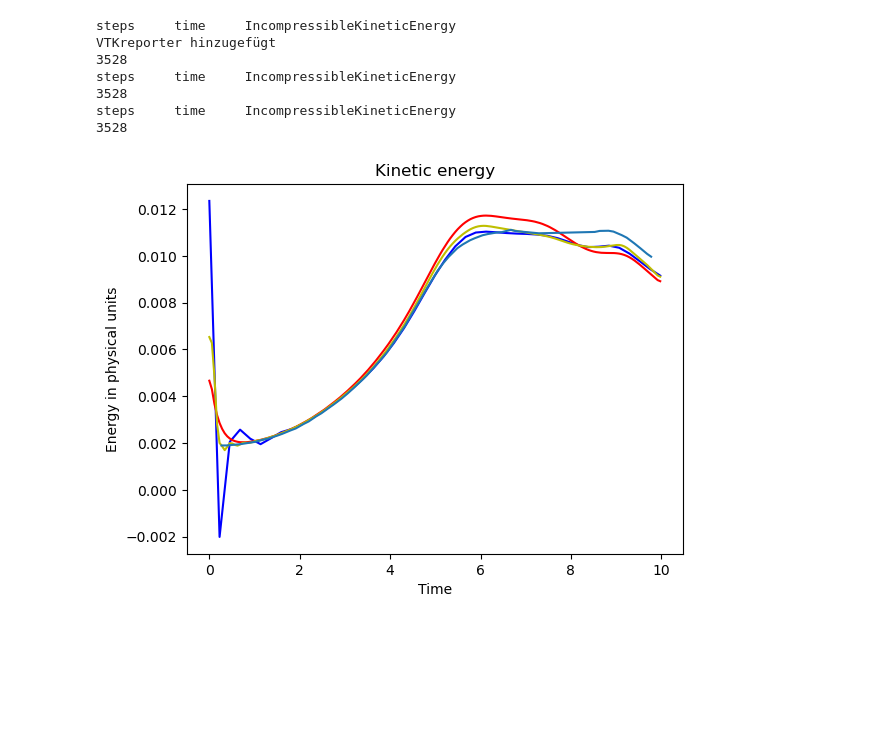
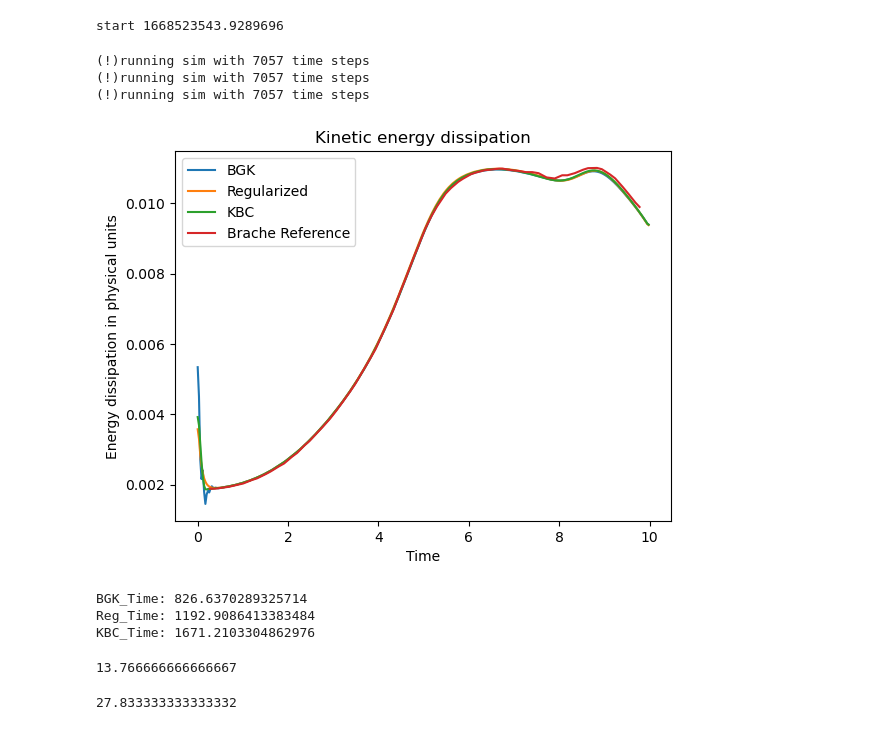
Before and after one commit to lettucecfd/lettuce, a Jupyter notebook: myTest/TaylorGreenEnergyDissipation.ipynb, the cells around one changed output. Cells and saved outputs as stored; diff of their text form; code cells hidden in the pictures; blank space fills up the shorter version.

```diff
--- a/myTest/TaylorGreenEnergyDissipation.ipynb
+++ b/myTest/TaylorGreenEnergyDissipation.ipynb
@@ -20,7 +21,7 @@ def run(collision,vtk=False):
     ##definiere Simulationsparameter
 
     lattice = lt.Lattice(lt.D3Q27, device = "cuda", dtype=torch.float64)
-    flow = lt.TaylorGreenVortex3D(resolution=64, reynolds_number=400, mach_number=0.05, lattice=lattice)
+    flow = lt.TaylorGreenVortex3D(resolution=128, reynolds_number=400, mach_number=0.05, lattice=lattice)
         #Kollisionsoperator: BGKCollision, MRTCollision, TRTCollision, RegularizedCollision, KBCCollision2D, KBCCollision3D, SmagorinskyCollision, BGKInitialization
     collision = collision(lattice, tau=flow.units.relaxation_parameter_lu)
     streaming = lt.StandardStreaming(lattice)
@@ -30,7 +31,7 @@ def run(collision,vtk=False):
     simulation.reporters.append(lt.ObservableReporter(energy, interval=20,out=None))
 
     spectrum = lt.EnergySpectrum(lattice, flow)
-    simulation.reporters.append(lt.ObservableReporter(spectrum, interval=int(flow.units.convert_time_to_lu(2.5))))
+    simulation.reporters.append(lt.ObservableReporter(spectrum, interval=int(flow.units.convert_time_to_lu(2.5)),out=None))
 
     if vtk:
         VTKreport = lt.VTKReporter(lattice, flow, interval=int(flow.units.convert_time_to_lu(0.1)), filename_base="./out")
@@ -41,7 +42,7 @@ def run(collision,vtk=False):
     simulation.initialize_f_neq #zu t0 werden die Schermomente approximiert
     #am Anfang muss sich Reibung sonst erst einpendeln, so hat man aber schon einen besseren Start (insb. für schlecht aufgelöste Sim. und wichtige Sim.)
 
-    print(int(flow.units.convert_time_to_lu(10)))
+    print("(!)running sim with "+str(int(flow.units.convert_time_to_lu(10)))+" time steps")
 
     mlups = simulation.step(num_steps=int(flow.units.convert_time_to_lu(10)))
 
@@ -49,32 +50,53 @@ def run(collision,vtk=False):
 
     return energy
 # %%
+start = time.time()
+print("start " + str(start))
+
 energy_1 = run(lt.BGKCollision,vtk=False)
+time1=time.time()
 
 energy_2 = run(lt.RegularizedCollision)
+time2=time.time()
 
 energy_3 = run(lt.KBCCollision3D)
+time3=time.time()
 # %% [output]
-steps     time     IncompressibleKineticEnergy
-VTKreporter hinzugefügt
-3528
-steps     time     IncompressibleKineticEnergy
-3528
-steps     time     IncompressibleKineticEnergy
-3528
+start 1668523543.9289696
+(!)running sim with 7057 time steps
+(!)running sim with 7057 time steps
+(!)running sim with 7057 time steps
 # %%
 grad_ener1=-np.gradient(energy_1[:,2],energy_1[:,1])/((2*np.pi)**3)
 grad_ener2=-np.gradient(energy_2[:,2],energy_2[:,1])/((2*np.pi)**3)
 grad_ener3=-np.gradient(energy_3[:,2],energy_3[:,1])/((2*np.pi)**3)
 #gradient: (f,t) -> gibt nur f'
 
-plt.plot(energy_1[::4,1],grad_ener1[::4],'b')
-plt.plot(energy_2[:,1],grad_ener2,'r')
-plt.plot(energy_3[:,1],grad_ener3,'y')
-plt.plot(my_data[:,0],my_data[:,1])
-plt.title('Kinetic energy')
+plt.plot(energy_1[:,1],grad_ener1,'tab:blue', label='BGK')
+#plt.plot(energy_1[::4,1],grad_ener1[::4],'tab:blue', label='BGK') #Energy1 oszilliert, durch Anzeige kann die Schwankung "ausgeschnitten" werden
+plt.plot(energy_2[:,1],grad_ener2,'tab:orange', label='Regularized')
+plt.plot(energy_3[:,1],grad_ener3,'tab:green', label='KBC')
+plt.plot(my_data[:,0],my_data[:,1], 'tab:red', label='Brache Reference')
+plt.legend()
+plt.title('Kinetic energy dissipation')
 plt.xlabel('Time')
-plt.ylabel('Energy in physical units')
+plt.ylabel('Energy dissipation in physical units')
 plt.show()
 # %% [output]
-[figure, old version]
+[figure, new version]
+# %%
+print("BGK_Time: "+str(time1-start))
+print("Reg_Time: "+str(time2-time1))
+print("KBC_Time: "+str(time3-time2))
+# %% [output]
+BGK_Time: 826.6370289325714
+Reg_Time: 1192.9086413383484
+KBC_Time: 1671.2103304862976
+# %%
+826/60
+# %% [output]
+13.766666666666667
+# %%
+1670/60
+# %% [output]
+27.833333333333332
```
Also changed, not shown: parts of 1 cell of this notebook, 7 other files.
